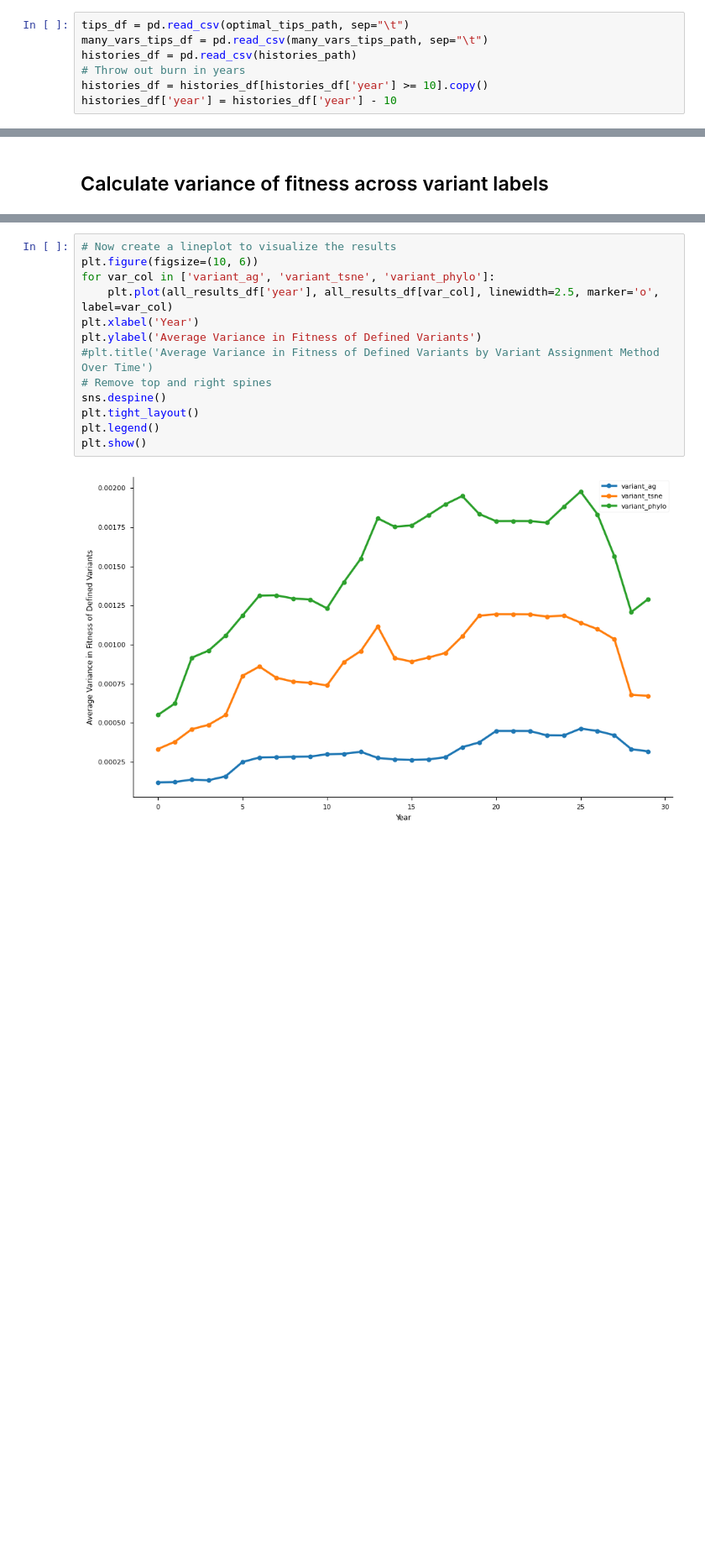
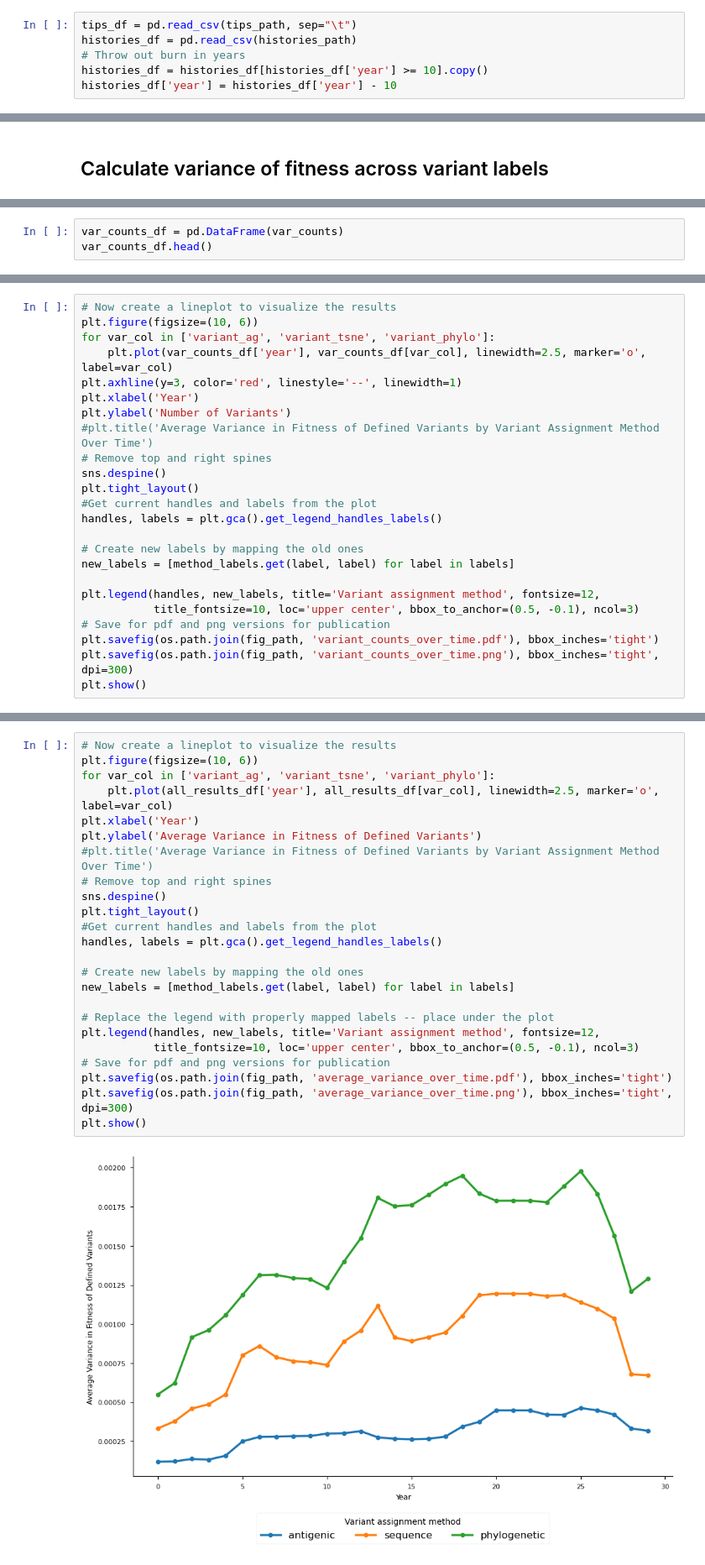
Before and after one commit to matsengrp/antigen-forecasting, a Jupyter notebook: notebooks/variant-assignment-compare.ipynb, the cells around one changed output, grey strips where cells are left out. Shown at 84% size. Saved outputs shown, nothing was run; the diff lists cells and outputs as text; blank space fills up the shorter version.

```diff
--- a/notebooks/variant-assignment-compare.ipynb
+++ b/notebooks/variant-assignment-compare.ipynb
@@ -79,6 +210,5 @@ results_path = f"../results/{build}/variant_assignment_scores.tsv"
 # %%
-tips_df = pd.read_csv(optimal_tips_path, sep="\t")
-many_vars_tips_df = pd.read_csv(many_vars_tips_path, sep="\t")
+tips_df = pd.read_csv(tips_path, sep="\t")
 histories_df = pd.read_csv(histories_path)
 # Throw out burn in years
 histories_df = histories_df[histories_df['year'] >= 10].copy()
@@ -149,0 +321,3 @@ all_results_df.head()
+# %%
+var_counts_df = pd.DataFrame(var_counts)
+var_counts_df.head()
@@ -149,0 +374,24 @@ all_results_df.head()
+# %%
+# Now create a lineplot to visualize the results
+plt.figure(figsize=(10, 6))
+for var_col in ['variant_ag', 'variant_tsne', 'variant_phylo']:
+    plt.plot(var_counts_df['year'], var_counts_df[var_col], linewidth=2.5, marker='o', label=var_col)
+plt.axhline(y=3, color='red', linestyle='--', linewidth=1)
+plt.xlabel('Year')
+plt.ylabel('Number of Variants')
+#plt.title('Average Variance in Fitness of Defined Variants by Variant Assignment Method Over Time')
+# Remove top and right spines
+sns.despine()
+plt.tight_layout()
+#Get current handles and labels from the plot
+handles, labels = plt.gca().get_legend_handles_labels()
+
+# Create new labels by mapping the old ones
+new_labels = [method_labels.get(label, label) for label in labels]
+
+plt.legend(handles, new_labels, title='Variant assignment method', fontsize=12,
+           title_fontsize=10, loc='upper center', bbox_to_anchor=(0.5, -0.1), ncol=3)
+# Save for pdf and png versions for publication
+plt.savefig(os.path.join(fig_path, 'variant_counts_over_time.pdf'), bbox_inches='tight')
+plt.savefig(os.path.join(fig_path, 'variant_counts_over_time.png'), bbox_inches='tight', dpi=300)
+plt.show()
@@ -154,16 +402,27 @@ plt.style.use('seaborn-v0_8-paper')
 # %%
 # Now create a lineplot to visualize the results
 plt.figure(figsize=(10, 6))
 for var_col in ['variant_ag', 'variant_tsne', 'variant_phylo']:
     plt.plot(all_results_df['year'], all_results_df[var_col], linewidth=2.5, marker='o', label=var_col)
 plt.xlabel('Year')
 plt.ylabel('Average Variance in Fitness of Defined Variants')
 #plt.title('Average Variance in Fitness of Defined Variants by Variant Assignment Method Over Time')
 # Remove top and right spines
 sns.despine()
 plt.tight_layout()
-plt.legend()
+#Get current handles and labels from the plot
+handles, labels = plt.gca().get_legend_handles_labels()
+
+# Create new labels by mapping the old ones
+new_labels = [method_labels.get(label, label) for label in labels]
+
+# Replace the legend with properly mapped labels -- place under the plot
+plt.legend(handles, new_labels, title='Variant assignment method', fontsize=12,
+           title_fontsize=10, loc='upper center', bbox_to_anchor=(0.5, -0.1), ncol=3)
+# Save for pdf and png versions for publication
+plt.savefig(os.path.join(fig_path, 'average_variance_over_time.pdf'), bbox_inches='tight')
+plt.savefig(os.path.join(fig_path, 'average_variance_over_time.png'), bbox_inches='tight', dpi=300)
 plt.show()
 # %% [output]
-[figure, old version]
+[figure, new version]
 # %% [markdown]
```
Also changed, not shown: parts of 22 cells of this notebook, 1 other file.
